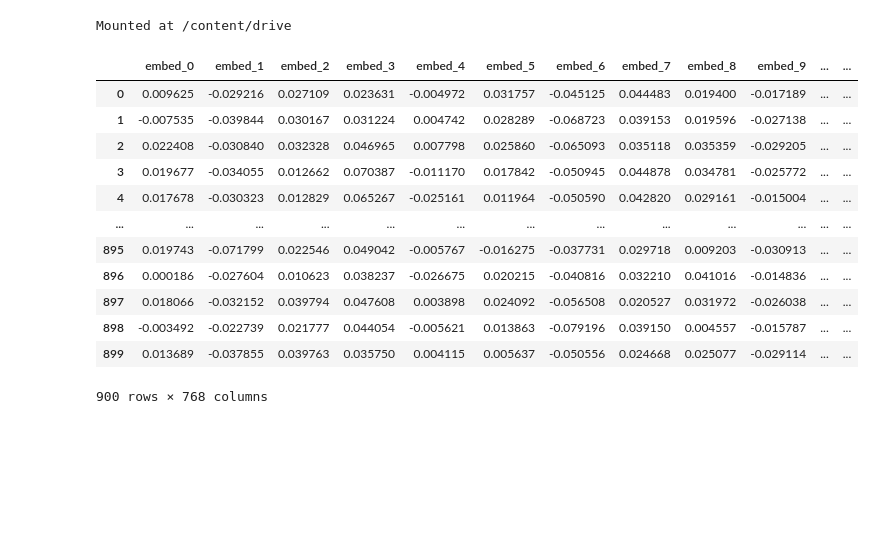
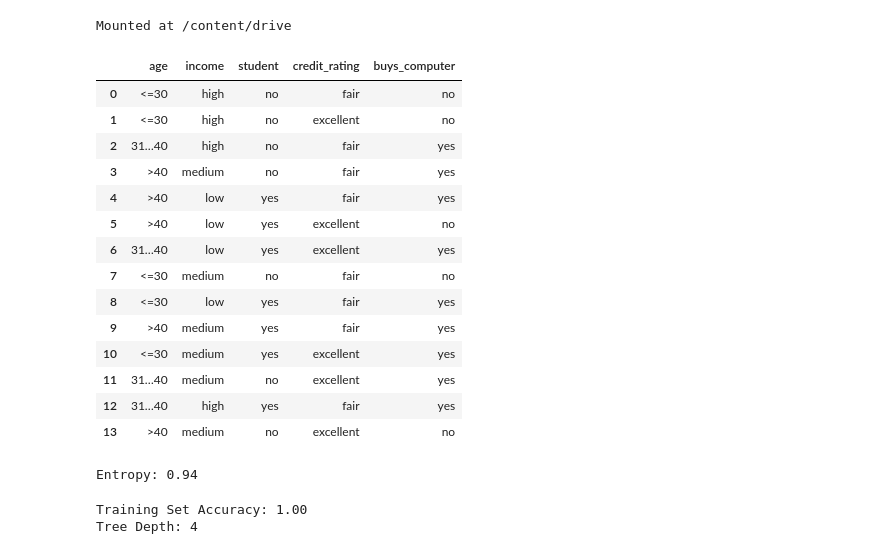
Before and after one commit to yadukul/ML-Lab, a Jupyter notebook: Lab 4.ipynb, the cells around one changed output. Cells and saved outputs as stored; diff of their text form; code cells hidden in the pictures; blank space fills up the shorter version.

```diff
--- a/Lab 4.ipynb
+++ b/Lab 4.ipynb
@@ -8,22 +8,66 @@ Mounted at /content/drive
 # %%
 import pandas as pd
 import numpy as np
 
 #Loading dataset from an Excel file
-data = pd.read_excel("/content/drive/MyDrive/Colab Notebooks/embeddingsdata.xlsx", sheet_name="Sheet1")
+data = pd.read_excel("/content/Lab4_dataset.xlsx", sheet_name="Sheet1")
 df = pd.DataFrame(data)
 df
 # %% [output]
-|  | embed_0 | embed_1 | embed_2 | embed_3 | embed_4 | embed_5 | embed_6 | embed_7 | embed_8 | embed_9 | ... | ... |
-| 0 | 0.009625 | -0.029216 | 0.027109 | 0.023631 | -0.004972 | 0.031757 | -0.045125 | 0.044483 | 0.019400 | -0.017189 | ... | ... |
-| 1 | -0.007535 | -0.039844 | 0.030167 | 0.031224 | 0.004742 | 0.028289 | -0.068723 | 0.039153 | 0.019596 | -0.027138 | ... | ... |
-| 2 | 0.022408 | -0.030840 | 0.032328 | 0.046965 | 0.007798 | 0.025860 | -0.065093 | 0.035118 | 0.035359 | -0.029205 | ... | ... |
-| 3 | 0.019677 | -0.034055 | 0.012662 | 0.070387 | -0.011170 | 0.017842 | -0.050945 | 0.044878 | 0.034781 | -0.025772 | ... | ... |
-| 4 | 0.017678 | -0.030323 | 0.012829 | 0.065267 | -0.025161 | 0.011964 | -0.050590 | 0.042820 | 0.029161 | -0.015004 | ... | ... |
-| ... | ... | ... | ... | ... | ... | ... | ... | ... | ... | ... | ... | ... |
-| 895 | 0.019743 | -0.071799 | 0.022546 | 0.049042 | -0.005767 | -0.016275 | -0.037731 | 0.029718 | 0.009203 | -0.030913 | ... | ... |
-| 896 | 0.000186 | -0.027604 | 0.010623 | 0.038237 | -0.026675 | 0.020215 | -0.040816 | 0.032210 | 0.041016 | -0.014836 | ... | ... |
-| 897 | 0.018066 | -0.032152 | 0.039794 | 0.047608 | 0.003898 | 0.024092 | -0.056508 | 0.020527 | 0.031972 | -0.026038 | ... | ... |
-| 898 | -0.003492 | -0.022739 | 0.021777 | 0.044054 | -0.005621 | 0.013863 | -0.079196 | 0.039150 | 0.004557 | -0.015787 | ... | ... |
-| 899 | 0.013689 | -0.037855 | 0.039763 | 0.035750 | 0.004115 | 0.005637 | -0.050556 | 0.024668 | 0.025077 | -0.029114 | ... | ... |
+|  | age | income | student | credit_rating | buys_computer |
+| 0 | <=30 | high | no | fair | no |
+| 1 | <=30 | high | no | excellent | no |
+| 2 | 31…40 | high | no | fair | yes |
+| 3 | >40 | medium | no | fair | yes |
+| 4 | >40 | low | yes | fair | yes |
+| 5 | >40 | low | yes | excellent | no |
+| 6 | 31…40 | low | yes | excellent | yes |
+| 7 | <=30 | medium | no | fair | no |
+| 8 | <=30 | low | yes | fair | yes |
+| 9 | >40 | medium | yes | fair | yes |
+| 10 | <=30 | medium | yes | excellent | yes |
+| 11 | 31…40 | medium | no | excellent | yes |
+| 12 | 31…40 | high | yes | fair | yes |
+| 13 | >40 | medium | no | excellent | no |
-900 rows × 768 columns
+# %%
+import math
+
+total_instances = len(data)
+
+num_yes = len(data[data['buys_computer'] == 'yes'])
+num_no = len(data[data['buys_computer'] == 'no'])
+p_yes = num_yes / total_instances
+p_no = num_no / total_instances
+
+entropy = -p_yes * math.log2(p_yes) - p_no * math.log2(p_no)
+
+print(f"Entropy: {entropy:.2f}")
+# %% [output]
+Entropy: 0.94
+# %%
+from sklearn.tree import DecisionTreeClassifier
+import pandas as pd
+
+# Assuming 'data' is your DataFrame with columns: Age, Income, Student, Credit Rating, Buys Computer
+
+# Perform one-hot encoding for categorical attributes
+data_encoded = pd.get_dummies(data, columns=['age', 'income', 'student', 'credit_rating', 'buys_computer'])
+
+# Separate your features (X) and target (y)
+X = data_encoded.drop(columns=['buys_computer_yes', 'buys_computer_no'])
+y = data_encoded['buys_computer_yes']  # You can choose 'Buys Computer_No' as the target if you want to predict non-buyers
+
+# Create and fit the Decision Tree model
+model = DecisionTreeClassifier()
+model.fit(X, y)
+
+# Calculate and print the training set accuracy
+train_accuracy = model.score(X, y)
+print(f"Training Set Accuracy: {train_accuracy:.2f}")
+
+# Get the depth of the constructed tree
+tree_depth = model.get_depth()
+print(f"Tree Depth: {tree_depth}")
+# %% [output]
+Training Set Accuracy: 1.00
+Tree Depth: 4
```
Also changed, not shown: parts of 4 cells of this notebook.
